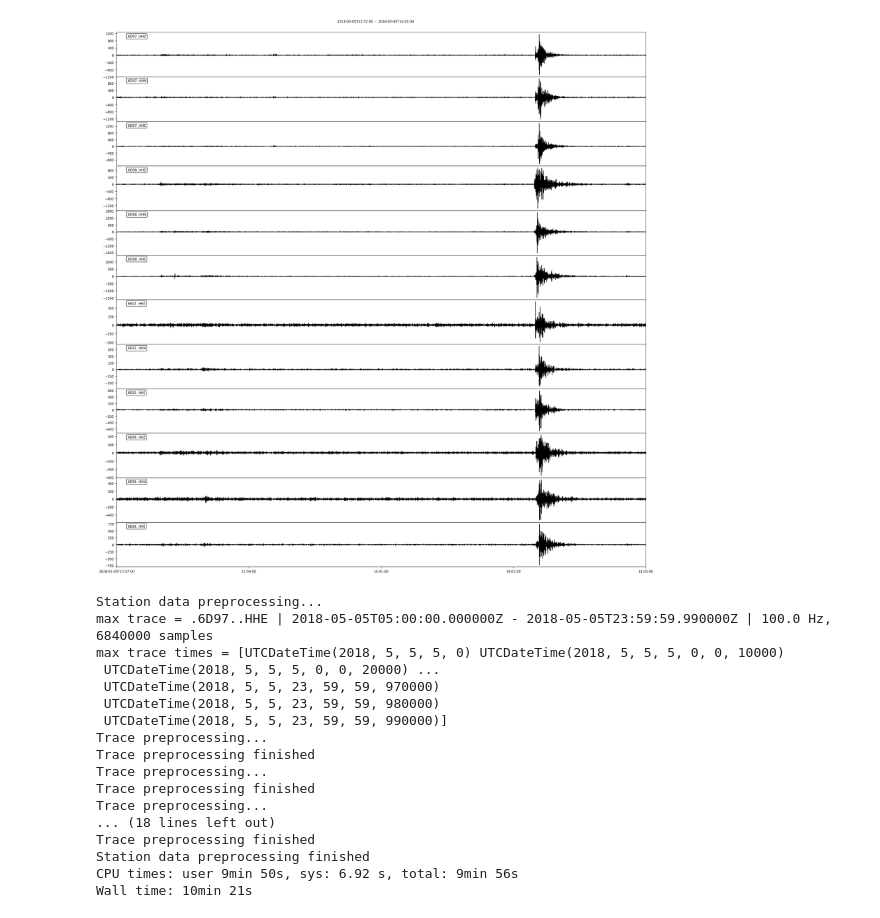
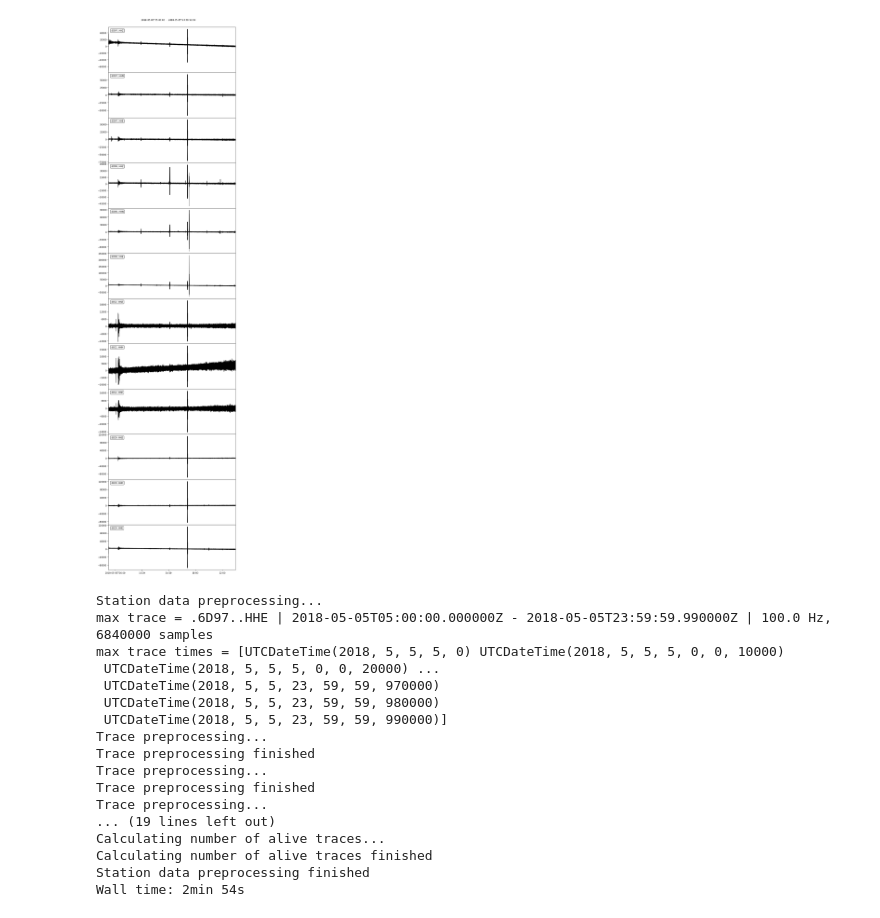
Before and after one commit to asergeev95/obspy_data_processing, a Jupyter notebook: OBSPY/data_stitching.ipynb, the cells around one changed output. Saved outputs shown, nothing was run; the diff lists cells and outputs as text; code cells hidden in the pictures.

```diff
--- a/OBSPY/data_stitching.ipynb
+++ b/OBSPY/data_stitching.ipynb
@@ -52,3 +64,2 @@ filtered.plot(equal_scale=False, starttime=UTCDateTime('2018-05-05T17:00:00'), e
 # %%
-copied = station_data.copy()
-filtered = copied.filter("bandpass", freqmin=min_filtering_frequency,freqmax = max_filtering_frequency)
+processed_station_data = station_data.copy().filter("bandpass", freqmin=min_filtering_frequency,freqmax = max_filtering_frequency).detrend()
@@ -68,6 +65,0 @@ detrended.plot(equal_scale=False, starttime=UTCDateTime('2018-05-05T13:57:00'),
-# %%
-low_filtered = detrended.copy()
-low_filtered = low_filtered.filter("bandpass", freqmin=2, freqmax=6)
-low_filtered.plot(equal_scale=False, starttime=UTCDateTime('2018-05-05T13:57:00'), endtime=UTCDateTime('2018-05-05T14:05:00'), size=(2000, 2000))
-# %% [output]
-[figure, removed]
@@ -141,7 +66,10 @@ class SeismicData():
+# %%
+processed_station_data.plot(equal_scale=False)
+# %% [output]
+[figure, added]
 # %%
 %%time
-
-seismic_data = SeismicData(station_data)
+seismic_data = SeismicData(processed_station_data)
 # %% [output]
 Station data preprocessing...
 max trace = .6D97..HHE | 2018-05-05T05:00:00.000000Z - 2018-05-05T23:59:59.990000Z | 100.0 Hz, 6840000 samples
@@ -155,8 +83,8 @@ Trace preprocessing finished
 Trace preprocessing...
 Trace preprocessing finished
 Trace preprocessing...
-... (18 lines left out)
-Trace preprocessing finished
+... (19 lines left out)
+Calculating number of alive traces...
+Calculating number of alive traces finished
 Station data preprocessing finished
-CPU times: user 9min 50s, sys: 6.92 s, total: 9min 56s
-Wall time: 10min 21s
+Wall time: 2min 54s
```
Also changed, not shown: parts of 33 cells of this notebook, 1 other file.
